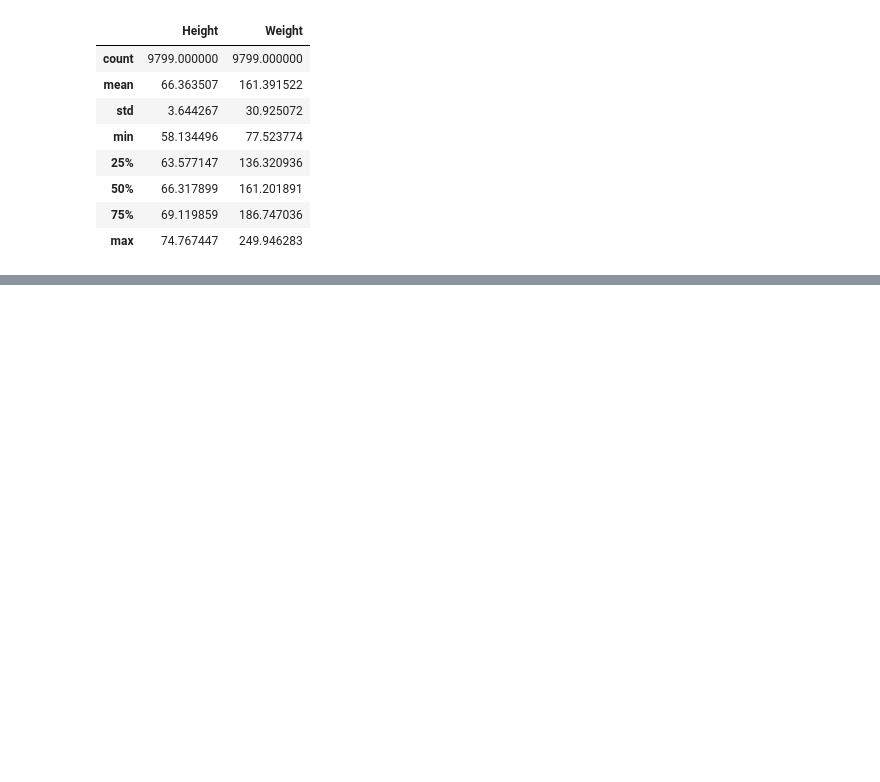
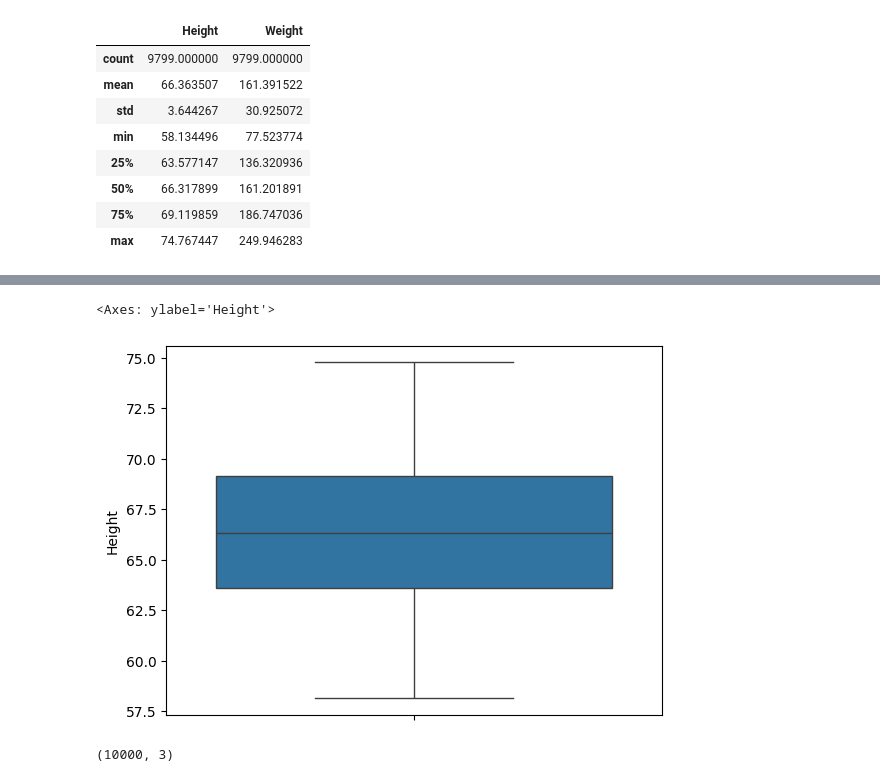
Before and after one commit to SiD10PANDEY/Simple-Linear-Reg, a Jupyter notebook: outlierusingpercentile.ipynb, the cells around one changed output, grey strips where cells are left out. Drawn from its saved outputs; the diff is of its cells as text; code cells hidden in the pictures; blank space fills up the shorter version.

```diff
--- a/outlierusingpercentile.ipynb
+++ b/outlierusingpercentile.ipynb
@@ -79,0 +120,5 @@ new_df.describe()
+# %%
+sns.boxplot(new_df['Height'])
+# %% [output]
+<Axes: ylabel='Height'>
+[figure, added]
@@ -79,0 +131,4 @@ new_df.describe()
+# %%
+df.shape
+# %% [output]
+(10000, 3)
```
Also changed, not shown: parts of 7 cells of this notebook.
